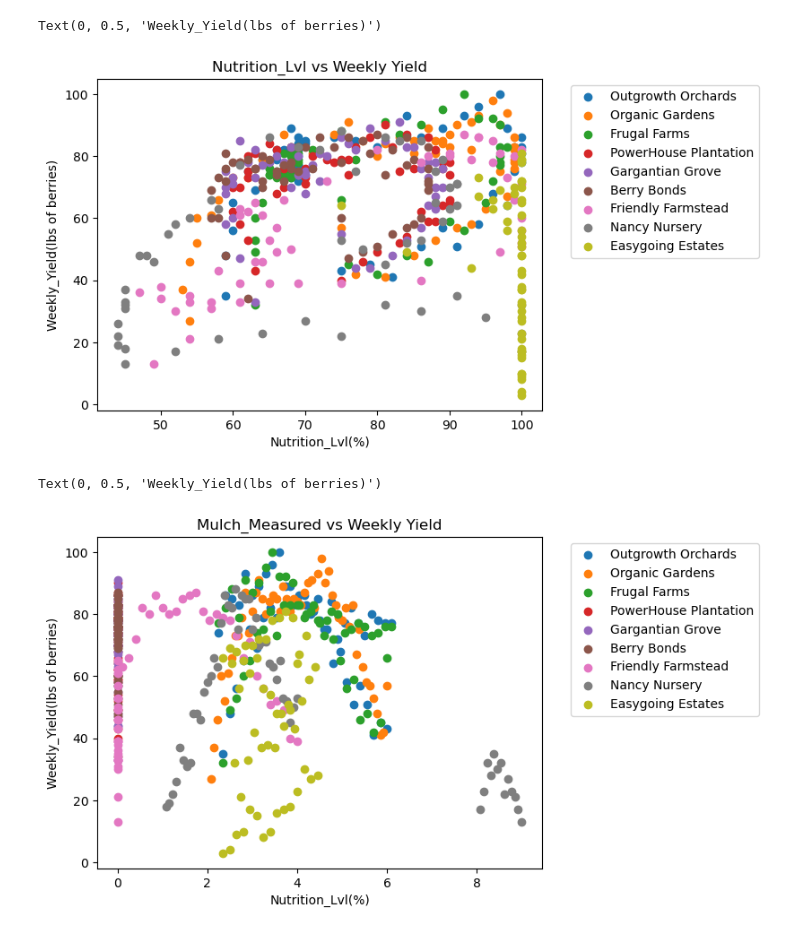
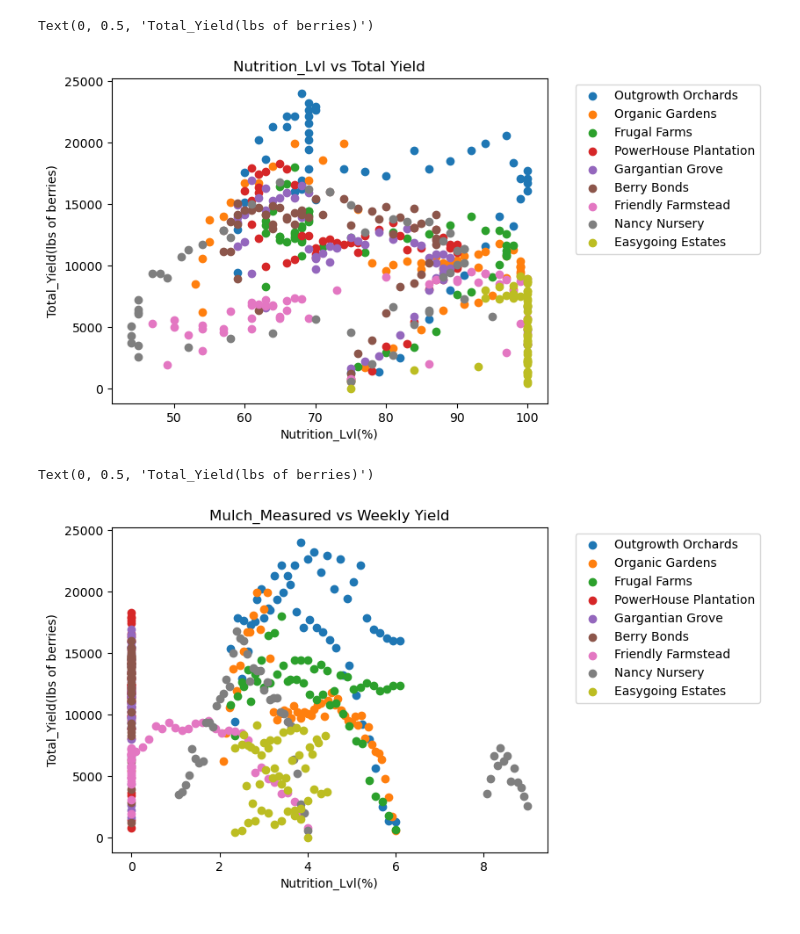
Before and after one commit to tsulthar/OrchardAnalysisTakeHome, a Jupyter notebook: OrchardAnalysis.ipynb, the cells around one changed output. Saved outputs shown, nothing was run; the diff lists cells and outputs as text; code cells hidden in the pictures.

```diff
--- a/OrchardAnalysis.ipynb
+++ b/OrchardAnalysis.ipynb
@@ -7,6 +7,6 @@ import statsmodels.api as sm
 import numpy as np
 # %%
 #import data
-OrchardInfo = pd.read_csv("VeganBerry_Orchard_RawData.csv")
+OrchardInfo = pd.read_csv("VeganBerry_Orchard_Updated_Per_Tree.csv")
 # %%
 #data review
@@ -21,6 +22,6 @@ OrchardInfo.head()
 # %%
 #Transform to df
-Orchard = OrchardInfo[["Week","Fertilizer Measured","Mulch Measured","Rain","Nutrition Lvl","Moisture","Temp","Weekly_Yield","Orchard","Location","Total Trees","Total Watered","Trees Planted"]]
+Orchard = OrchardInfo[["Week","Fertilizer Measured","Mulch Measured","Rain","Nutrition Lvl","Moisture","Temp","Orchard","Location","Total Watered","Total Trees","Total_Yield"]]
 Orchard= Orchard.apply(lambda x: x.str.strip() if x.dtype == "object" else x)
 Orchard.info()
 # %% [output]
@@ -71,7 +71,7 @@ Text(0.5, 0.98, 'Orchard Dataset Pairplot')
 # %%
 #individual columns for each parameter
 Mulch_Measured= Orchard['Mulch Measured']
-Weekly_Yield = Orchard['Weekly_Yield']
+Total_Yield = Orchard['Total_Yield']
 Nutrition_Lvl = Orchard['Nutrition Lvl']
 Fertilizer_Measured= Orchard['Fertilizer Measured']
 Rain= Orchard["Rain"]
@@ -82,32 +82,31 @@ Temp= Orchard["Temp"]
 Week = Orchard["Week"]
 hue = Orchard["Orchard"]
 Total_Trees= Orchard["Total Trees"]
-Trees_Planted= Orchard["Trees Planted"]
 categories = hue.unique()
 # %%
 #scatter plot nutrition level vs weekly yield
 for category in categories:
-    plt.scatter(Nutrition_Lvl[hue == category],Weekly_Yield[hue == category],label=category)
-plt.title('Nutrition_Lvl vs Weekly Yield')
+    plt.scatter(Nutrition_Lvl[hue == category],Total_Yield[hue == category],label=category)
+plt.title('Nutrition_Lvl vs Total Yield')
 plt.legend(bbox_to_anchor=(1.05,1),loc='upper left')
 
 plt.xlabel('Nutrition_Lvl(%)')
-plt.ylabel('Weekly_Yield(lbs of berries)')
+plt.ylabel('Total_Yield(lbs of berries)')
 # %% [output]
-Text(0, 0.5, 'Weekly_Yield(lbs of berries)')
+Text(0, 0.5, 'Total_Yield(lbs of berries)')
-[figure, old version]
+[figure, new version]
 # %%
 
 #scatter plot nutrition level vs weekly yield
 for category in categories:
-    plt.scatter(Mulch_Measured[hue == category],Weekly_Yield[hue == category],label=category)
+    plt.scatter(Mulch_Measured[hue == category],Total_Yield[hue == category],label=category)
 plt.title('Mulch_Measured vs Weekly Yield')
 plt.legend(bbox_to_anchor=(1.05,1),loc='upper left')
 
 plt.xlabel('Nutrition_Lvl(%)')
-plt.ylabel('Weekly_Yield(lbs of berries)')
+plt.ylabel('Total_Yield(lbs of berries)')
 # %% [output]
-Text(0, 0.5, 'Weekly_Yield(lbs of berries)')
+Text(0, 0.5, 'Total_Yield(lbs of berries)')
-[figure, old version]
+[figure, new version]
 # %%
 for category in categories:
```
Also changed, not shown: parts of 12 cells of this notebook.
